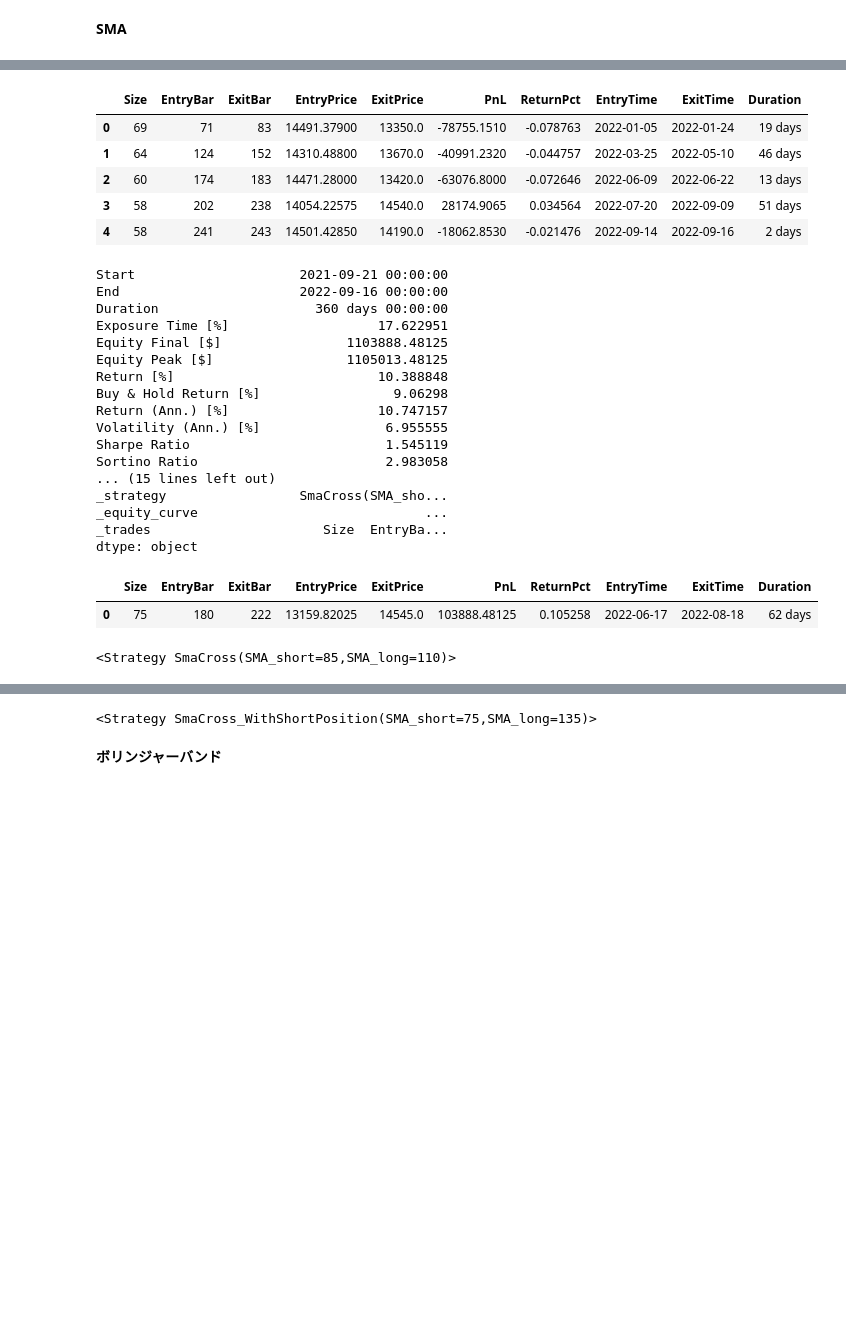
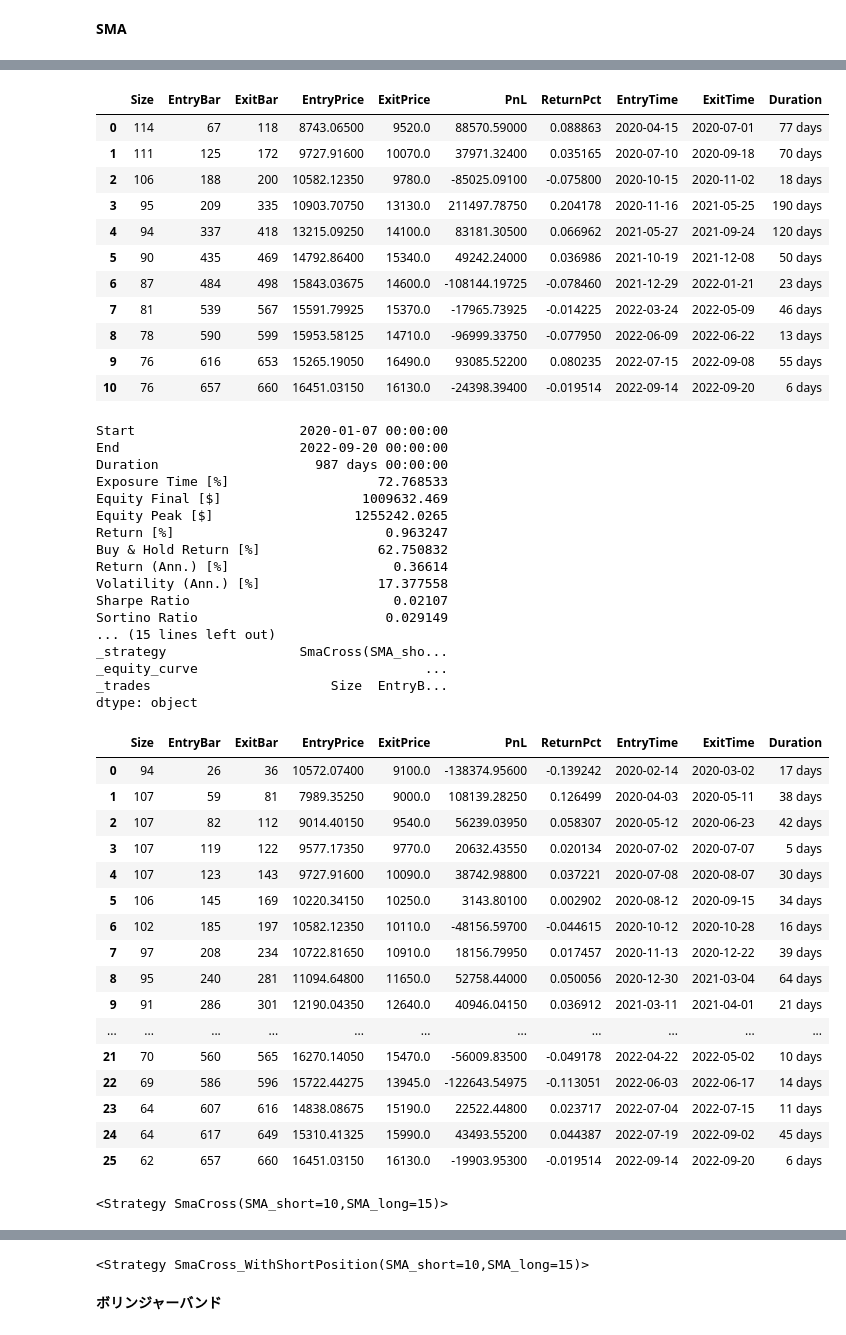
Before and after one commit to simari1/SystemTrade, a Jupyter notebook: Backtesting.py/0_DoBacktesting_Original.ipynb, the cells around one changed output, grey strips where cells are left out. Saved outputs shown, nothing was run; the diff lists cells and outputs as text; code cells hidden in the pictures; blank space fills up the shorter version.

Commit message:
optimize change

```diff
--- a/Backtesting.py/0_DoBacktesting_Original.ipynb
+++ b/Backtesting.py/0_DoBacktesting_Original.ipynb
@@ -12,18 +12,18 @@ import os
 import platform
 import psutil
 import numpy as np
+import BacktestingStrategies.Optimization as opt
 
 #https://www.sbisec.co.jp/ETGate/WPLETmgR001Control?OutSide=on&getFlg=on&burl=search_domestic&cat1=domestic&cat2=none&dir=info&file=domestic_info150818_01.html
 #https://www.morningstar.co.jp/etf_foreign/search.jsp
 # start = datetime.date(2021,1,1)
-start = datetime.datetime.today() + relativedelta.relativedelta(years=-1)
+start = datetime.datetime.today() + relativedelta.relativedelta(years=-5)
 end = datetime.date.today()
 # data = web.DataReader('7203.T', 'yahoo', start, end)  #toyota
 # data = web.DataReader('1321.T', 'yahoo', start, end)  #(NEXT FUNDS)日経225連動型上場投信
 # data = web.DataReader('1570.T', 'yahoo', start, end)  #NEXT FUNDS 日経平均レバレッジ・インデックス連動型上場投信
-data = web.DataReader('1357.T', 'yahoo', start, end)  #NEXT FUNDS 日経平均ダブルインバース・インデックス連動型上場投信
-# data = web.DataReader('1655.T', 'yahoo', start, end)  #iシェアーズ S&P500 米国株 ETF　→　取得されるデータがおかしい？？
-# data = web.DataReader('2558.T', 'yahoo', start, end)  #MAXIS 米国株式(S&P500)上場投信
+# data = web.DataReader('1357.T', 'yahoo', start, end)  #NEXT FUNDS 日経平均ダブルインバース・インデックス連動型上場投信
+data = web.DataReader('2558.T', 'yahoo', start, end)  #MAXIS 米国株式(S&P500)上場投信
 # data = web.DataReader('2631.T', 'yahoo', start, end)  #MAXIS ナスダック100上場投信
 # data = web.DataReader('2559.T', 'yahoo', start, end)    #MAXIS 全世界株式(オール・カントリー)上場投信
 
@@ -372,6 +445,7 @@ dtype: object
 # %%
 import BacktestingStrategies.Strategy_SMACross as btstSMA
 importlib.reload(btstSMA)
+importlib.reload(opt)
 
 # バックテストを設定
 bt = Backtest(
@@ -389,7 +463,7 @@ execute_backtest(bt)
 opt_params = {
     "SMA_short": range(10, 100, 5),\
     "SMA_long": range(10, 200, 5),\
-    "maximize": 'Equity Final [$]',\
+    "maximize": opt.optim_func,\
     "method": 'grid',\
     "max_tries": 1000,\
     "constraint": lambda x: x.SMA_short < x.SMA_long}
@@ -430,27 +504,48 @@ _trades                      Size  EntryBa...
 dtype: object
 |  | Size | EntryBar | ExitBar | EntryPrice | ExitPrice | PnL | ReturnPct | EntryTime | ExitTime | Duration |
-| 0 | 69 | 71 | 83 | 14491.37900 | 13350.0 | -78755.1510 | -0.078763 | 2022-01-05 | 2022-01-24 | 19 days |
-| 1 | 64 | 124 | 152 | 14310.48800 | 13670.0 | -40991.2320 | -0.044757 | 2022-03-25 | 2022-05-10 | 46 days |
-| 2 | 60 | 174 | 183 | 14471.28000 | 13420.0 | -63076.8000 | -0.072646 | 2022-06-09 | 2022-06-22 | 13 days |
-| 3 | 58 | 202 | 238 | 14054.22575 | 14540.0 | 28174.9065 | 0.034564 | 2022-07-20 | 2022-09-09 | 51 days |
-| 4 | 58 | 241 | 243 | 14501.42850 | 14190.0 | -18062.8530 | -0.021476 | 2022-09-14 | 2022-09-16 | 2 days |
+| 0 | 114 | 67 | 118 | 8743.06500 | 9520.0 | 88570.59000 | 0.088863 | 2020-04-15 | 2020-07-01 | 77 days |
+| 1 | 111 | 125 | 172 | 9727.91600 | 10070.0 | 37971.32400 | 0.035165 | 2020-07-10 | 2020-09-18 | 70 days |
+| 2 | 106 | 188 | 200 | 10582.12350 | 9780.0 | -85025.09100 | -0.075800 | 2020-10-15 | 2020-11-02 | 18 days |
+| 3 | 95 | 209 | 335 | 10903.70750 | 13130.0 | 211497.78750 | 0.204178 | 2020-11-16 | 2021-05-25 | 190 days |
+| 4 | 94 | 337 | 418 | 13215.09250 | 14100.0 | 83181.30500 | 0.066962 | 2021-05-27 | 2021-09-24 | 120 days |
+| 5 | 90 | 435 | 469 | 14792.86400 | 15340.0 | 49242.24000 | 0.036986 | 2021-10-19 | 2021-12-08 | 50 days |
+| 6 | 87 | 484 | 498 | 15843.03675 | 14600.0 | -108144.19725 | -0.078460 | 2021-12-29 | 2022-01-21 | 23 days |
+| 7 | 81 | 539 | 567 | 15591.79925 | 15370.0 | -17965.73925 | -0.014225 | 2022-03-24 | 2022-05-09 | 46 days |
+| 8 | 78 | 590 | 599 | 15953.58125 | 14710.0 | -96999.33750 | -0.077950 | 2022-06-09 | 2022-06-22 | 13 days |
+| 9 | 76 | 616 | 653 | 15265.19050 | 16490.0 | 93085.52200 | 0.080235 | 2022-07-15 | 2022-09-08 | 55 days |
+| 10 | 76 | 657 | 660 | 16451.03150 | 16130.0 | -24398.39400 | -0.019514 | 2022-09-14 | 2022-09-20 | 6 days |
-Start                     2021-09-21 00:00:00
-End                       2022-09-16 00:00:00
-Duration                    360 days 00:00:00
-Exposure Time [%]                   17.622951
-Equity Final [$]                1103888.48125
-Equity Peak [$]                 1105013.48125
-Return [%]                          10.388848
-Buy & Hold Return [%]                 9.06298
-Return (Ann.) [%]                   10.747157
-Volatility (Ann.) [%]                6.955555
-Sharpe Ratio                         1.545119
-Sortino Ratio                        2.983058
+Start                     2020-01-07 00:00:00
+End                       2022-09-20 00:00:00
+Duration                    987 days 00:00:00
+Exposure Time [%]                   72.768533
+Equity Final [$]                  1009632.469
+Equity Peak [$]                  1255242.0265
+Return [%]                           0.963247
+Buy & Hold Return [%]               62.750832
+Return (Ann.) [%]                     0.36614
+Volatility (Ann.) [%]               17.377558
+Sharpe Ratio                          0.02107
+Sortino Ratio                        0.029149
 ... (15 lines left out)
 _strategy                 SmaCross(SMA_sho...
 _equity_curve                             ...
-_trades                      Size  EntryBa...
+_trades                       Size  EntryB...
 dtype: object
 |  | Size | EntryBar | ExitBar | EntryPrice | ExitPrice | PnL | ReturnPct | EntryTime | ExitTime | Duration |
-| 0 | 75 | 180 | 222 | 13159.82025 | 14545.0 | 103888.48125 | 0.105258 | 2022-06-17 | 2022-08-18 | 62 days |
+| 0 | 94 | 26 | 36 | 10572.07400 | 9100.0 | -138374.95600 | -0.139242 | 2020-02-14 | 2020-03-02 | 17 days |
+| 1 | 107 | 59 | 81 | 7989.35250 | 9000.0 | 108139.28250 | 0.126499 | 2020-04-03 | 2020-05-11 | 38 days |
+| 2 | 107 | 82 | 112 | 9014.40150 | 9540.0 | 56239.03950 | 0.058307 | 2020-05-12 | 2020-06-23 | 42 days |
+| 3 | 107 | 119 | 122 | 9577.17350 | 9770.0 | 20632.43550 | 0.020134 | 2020-07-02 | 2020-07-07 | 5 days |
+| 4 | 107 | 123 | 143 | 9727.91600 | 10090.0 | 38742.98800 | 0.037221 | 2020-07-08 | 2020-08-07 | 30 days |
+| 5 | 106 | 145 | 169 | 10220.34150 | 10250.0 | 3143.80100 | 0.002902 | 2020-08-12 | 2020-09-15 | 34 days |
+| 6 | 102 | 185 | 197 | 10582.12350 | 10110.0 | -48156.59700 | -0.044615 | 2020-10-12 | 2020-10-28 | 16 days |
+| 7 | 97 | 208 | 234 | 10722.81650 | 10910.0 | 18156.79950 | 0.017457 | 2020-11-13 | 2020-12-22 | 39 days |
+| 8 | 95 | 240 | 281 | 11094.64800 | 11650.0 | 52758.44000 | 0.050056 | 2020-12-30 | 2021-03-04 | 64 days |
+| 9 | 91 | 286 | 301 | 12190.04350 | 12640.0 | 40946.04150 | 0.036912 | 2021-03-11 | 2021-04-01 | 21 days |
+| ... | ... | ... | ... | ... | ... | ... | ... | ... | ... | ... |
+| 21 | 70 | 560 | 565 | 16270.14050 | 15470.0 | -56009.83500 | -0.049178 | 2022-04-22 | 2022-05-02 | 10 days |
+| 22 | 69 | 586 | 596 | 15722.44275 | 13945.0 | -122643.54975 | -0.113051 | 2022-06-03 | 2022-06-17 | 14 days |
+| 23 | 64 | 607 | 616 | 14838.08675 | 15190.0 | 22522.44800 | 0.023717 | 2022-07-04 | 2022-07-15 | 11 days |
+| 24 | 64 | 617 | 649 | 15310.41325 | 15990.0 | 43493.55200 | 0.044387 | 2022-07-19 | 2022-09-02 | 45 days |
+| 25 | 62 | 657 | 660 | 16451.03150 | 16130.0 | -19903.95300 | -0.019514 | 2022-09-14 | 2022-09-20 | 6 days |
-<Strategy SmaCross(SMA_short=85,SMA_long=110)>
+<Strategy SmaCross(SMA_short=10,SMA_long=15)>
@@ -500,4 +615,4 @@ dtype: object
-<Strategy SmaCross_WithShortPosition(SMA_short=75,SMA_long=135)>
+<Strategy SmaCross_WithShortPosition(SMA_short=10,SMA_long=15)>
 # %% [markdown]
 **ボリンジャーバンド**
 # %%
```
Also changed, not shown: parts of 8 cells of this notebook, 4 other files.
